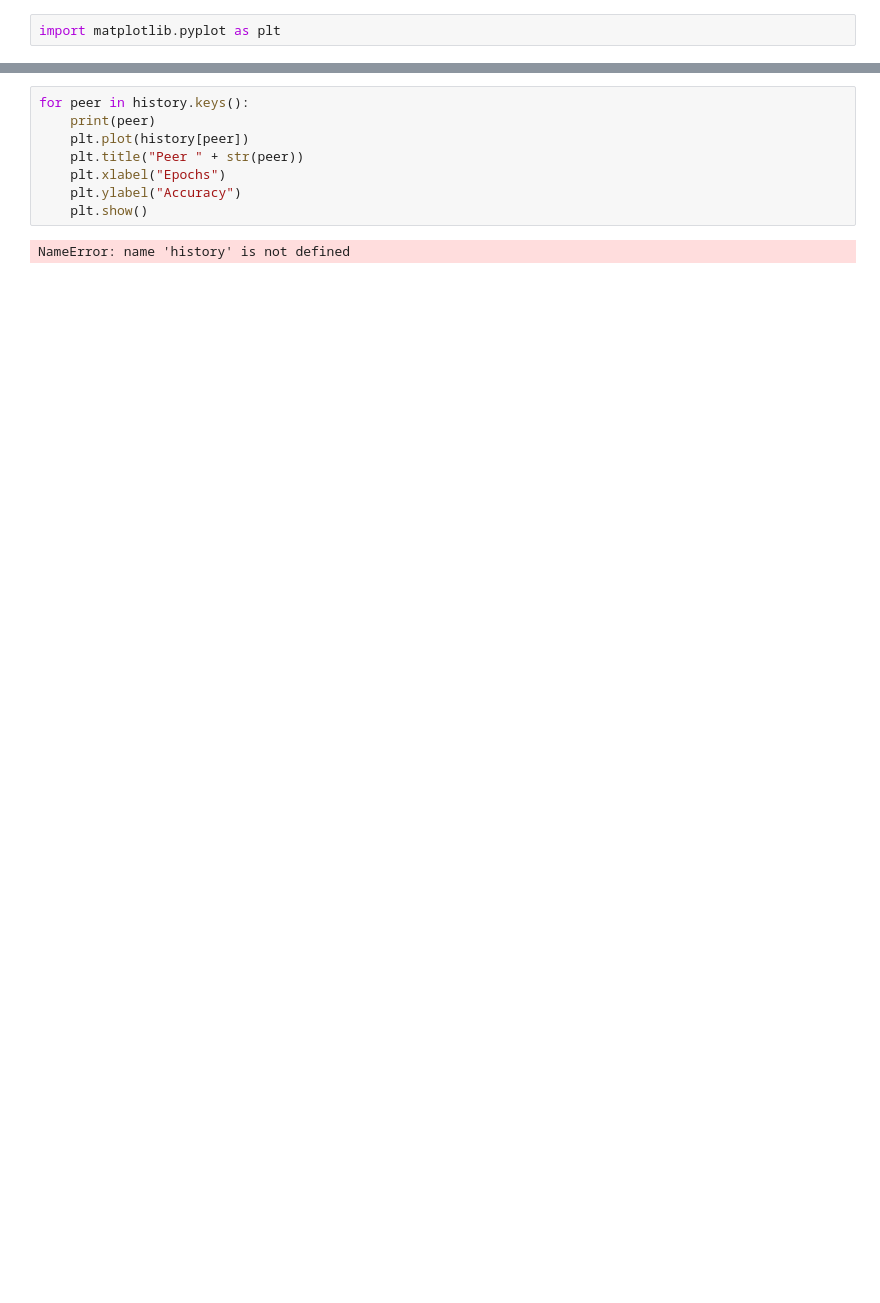
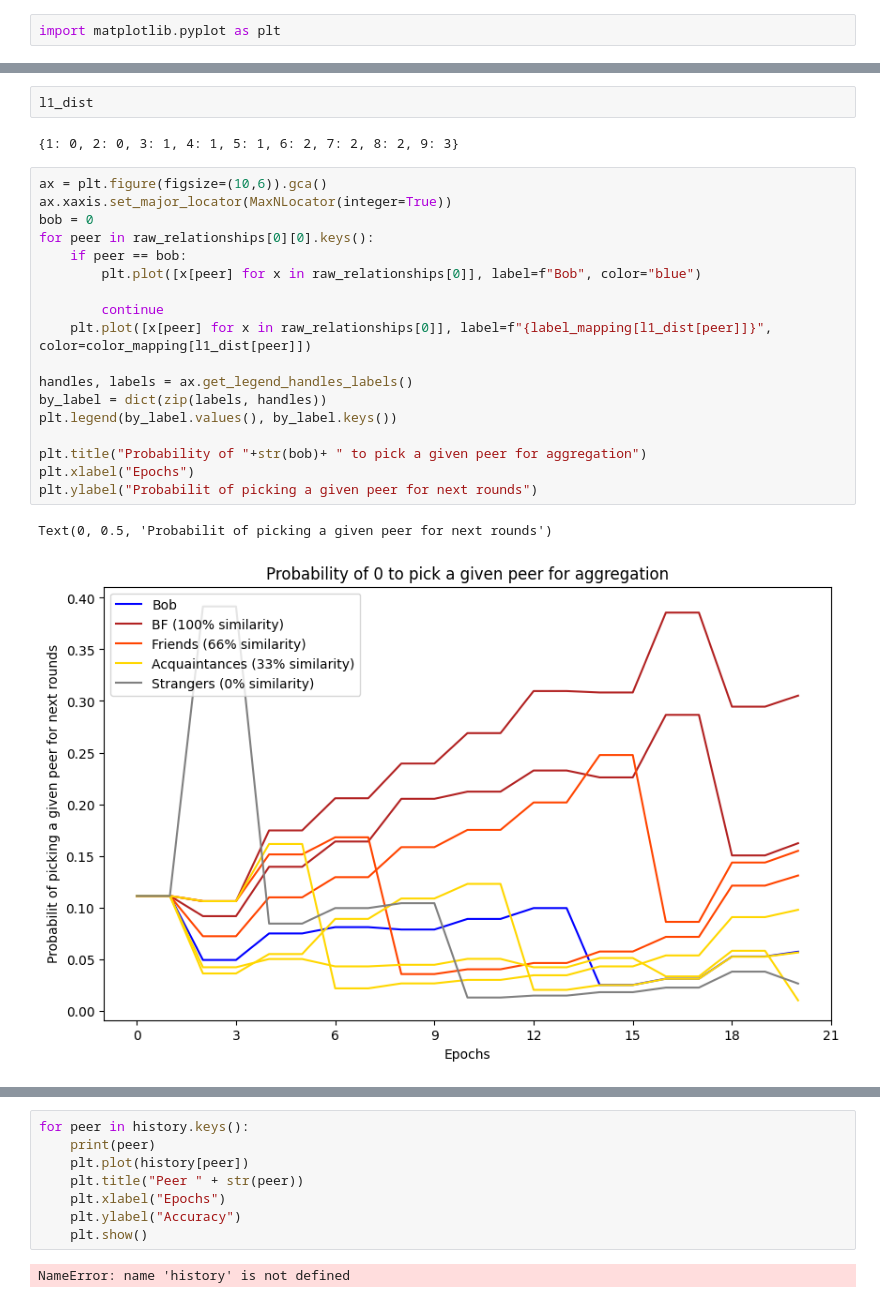
Before and after one commit to LucasTrg/bandit-benchmark, a Jupyter notebook: analyze_results.ipynb, the cells around one changed output, grey strips where cells are left out. Saved outputs shown, nothing was run; the diff lists cells and outputs as text; blank space fills up the shorter version.

```diff
--- a/analyze_results.ipynb
+++ b/analyze_results.ipynb
@@ -75,0 +166,25 @@ for i in raw_history:
+# %%
+l1_dist
+# %% [output]
+{1: 0, 2: 0, 3: 1, 4: 1, 5: 1, 6: 2, 7: 2, 8: 2, 9: 3}
+# %%
+ax = plt.figure(figsize=(10,6)).gca()
+ax.xaxis.set_major_locator(MaxNLocator(integer=True))
+bob = 0
+for peer in raw_relationships[0][0].keys():
+    if peer == bob:
+        plt.plot([x[peer] for x in raw_relationships[0]], label=f"Bob", color="blue")
+
+        continue
+    plt.plot([x[peer] for x in raw_relationships[0]], label=f"{label_mapping[l1_dist[peer]]}", color=color_mapping[l1_dist[peer]])
+
+handles, labels = ax.get_legend_handles_labels()
+by_label = dict(zip(labels, handles))
+plt.legend(by_label.values(), by_label.keys())
+
+plt.title("Probability of "+str(bob)+ " to pick a given peer for aggregation")
+plt.xlabel("Epochs")
+plt.ylabel("Probabilit of picking a given peer for next rounds")
+# %% [output]
+Text(0, 0.5, 'Probabilit of picking a given peer for next rounds')
+[figure, added]
```
Also changed, not shown: parts of 14 cells of this notebook, 9 other files.
